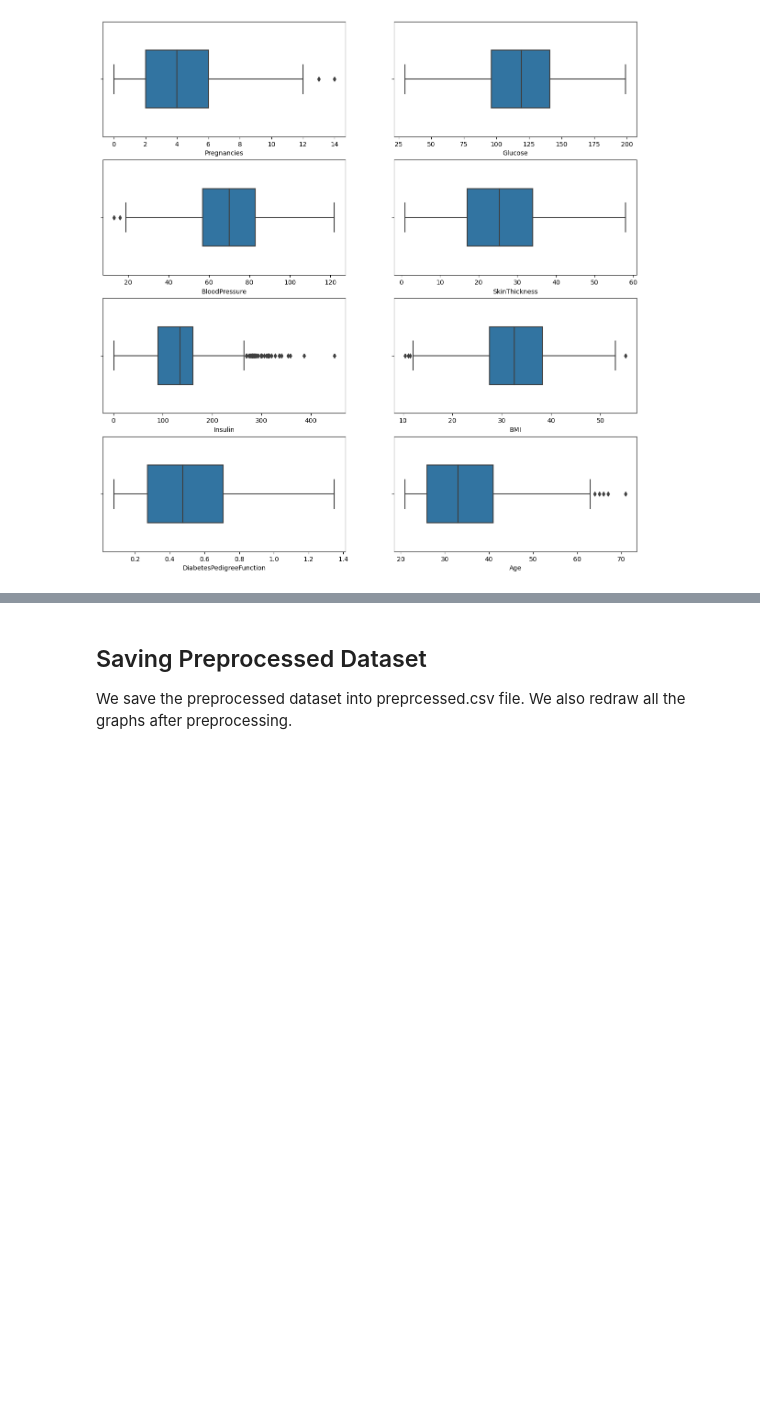
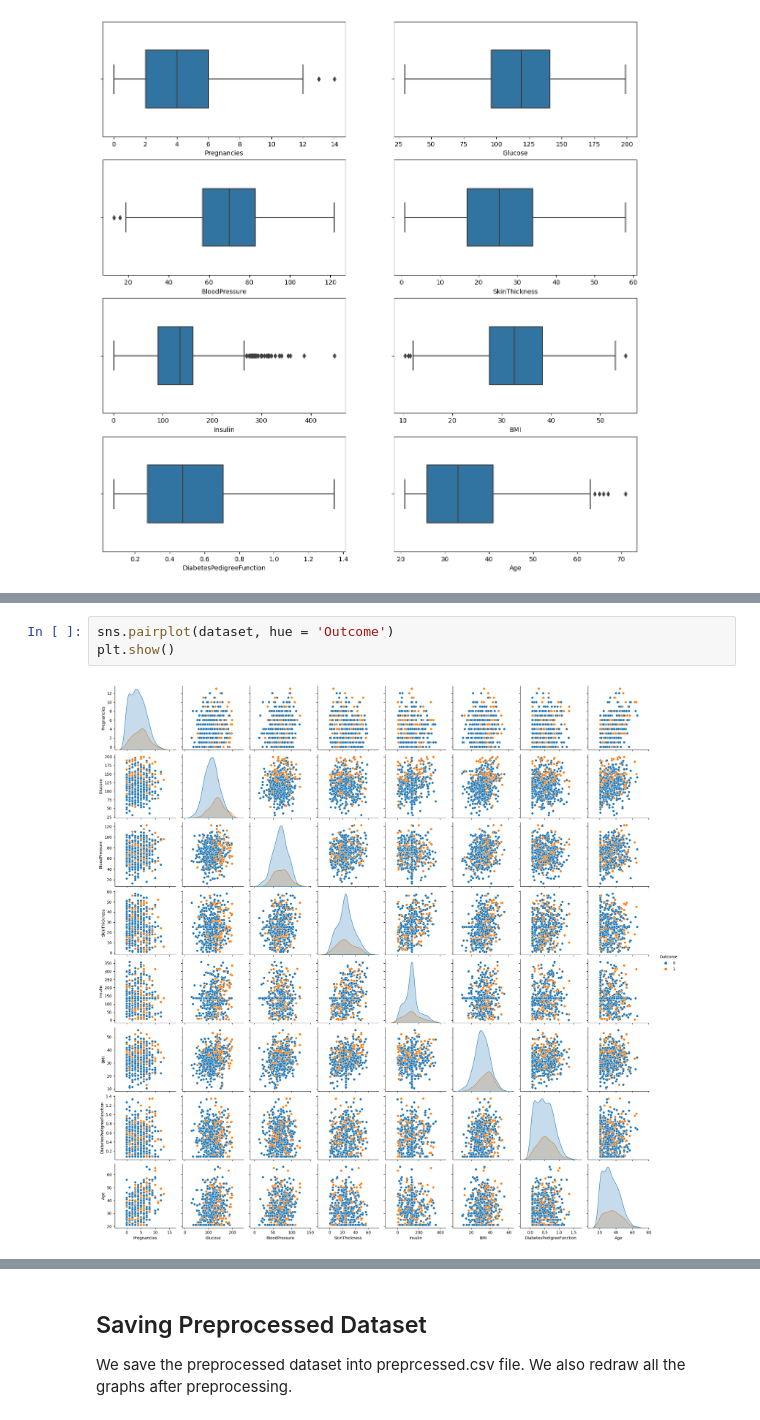
Before and after one commit to Neo-Panther/ML-Project-Predicting-Diabetes, a Jupyter notebook: Template.ipynb, the cells around one changed output, grey strips where cells are left out. Cells and saved outputs as stored; diff of their text form; blank space fills up the shorter version.

```diff
--- a/Template.ipynb
+++ b/Template.ipynb
@@ -214,0 +224,5 @@ for col in ('BMI', 'BloodPressure', 'Insulin', 'SkinThickness'):
+# %%
+sns.pairplot(dataset, hue = 'Outcome')
+plt.show()
+# %% [output]
+[figure, added]
```
Also changed, not shown: parts of 19 cells of this notebook, 3 other files.
